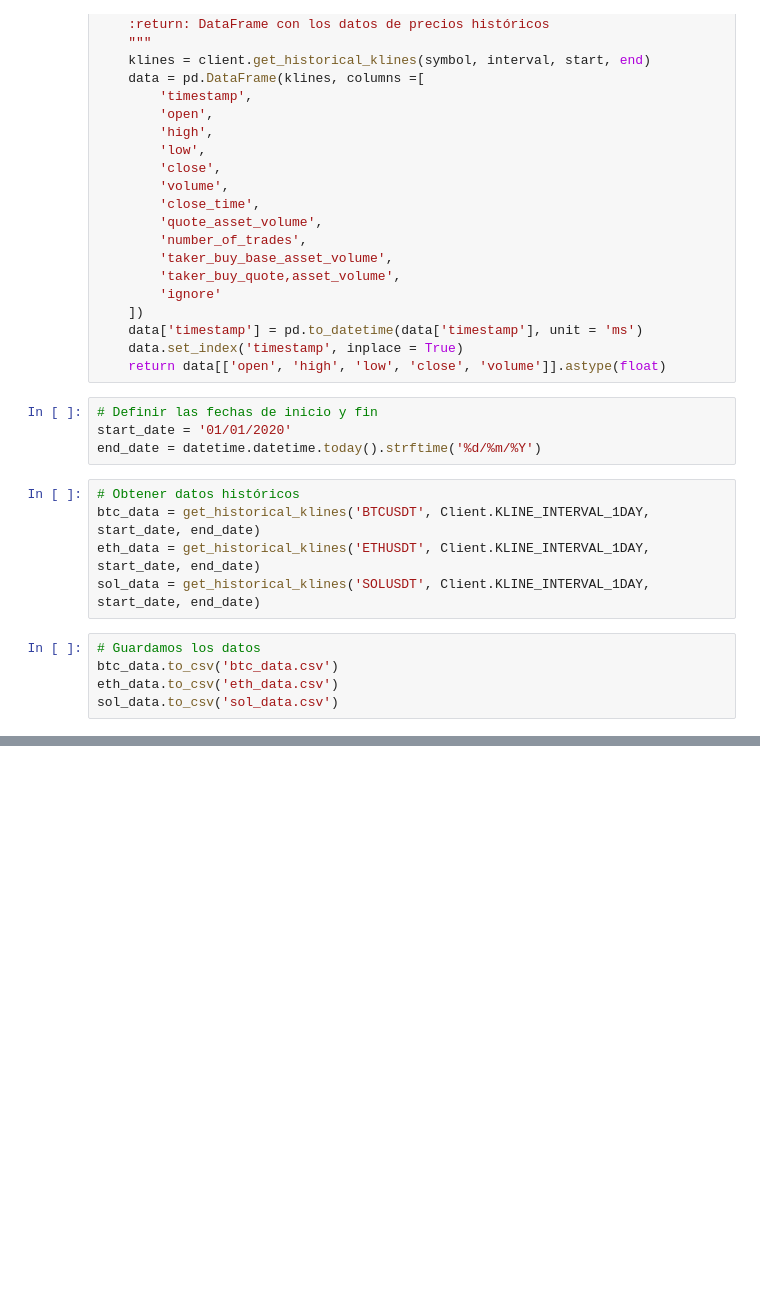
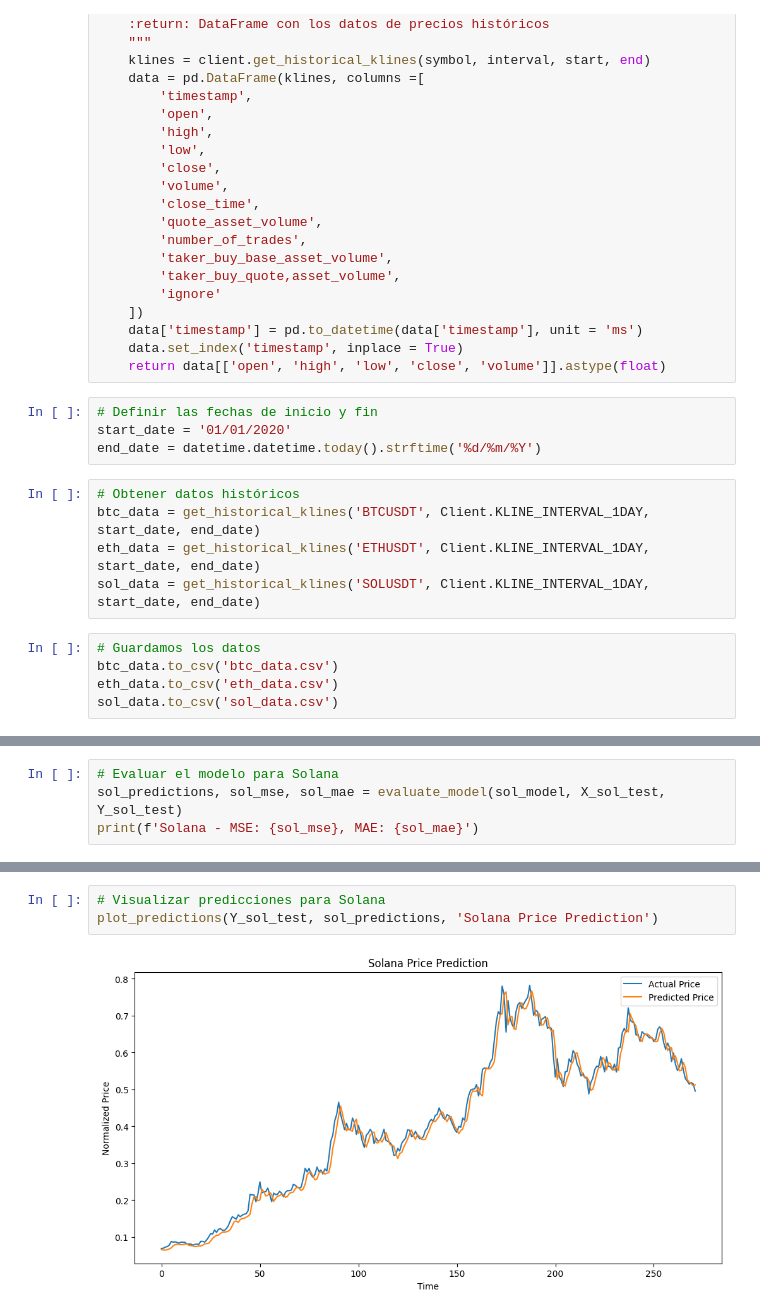
Before and after one commit to Nambu89/Crypto_Price_Prediction, a Jupyter notebook: Prediction.ipynb, the cells around one changed output, grey strips where cells are left out. Cells and saved outputs as stored; diff of their text form; blank space fills up the shorter version.

```diff
--- a/Prediction.ipynb
+++ b/Prediction.ipynb
@@ -64,0 +264,4 @@ sol_data.to_csv('sol_data.csv')
+# %%
+# Evaluar el modelo para Solana
+sol_predictions, sol_mse, sol_mae = evaluate_model(sol_model, X_sol_test, Y_sol_test)
+print(f'Solana - MSE: {sol_mse}, MAE: {sol_mae}')
@@ -64,0 +293,5 @@ sol_data.to_csv('sol_data.csv')
+# %%
+# Visualizar predicciones para Solana
+plot_predictions(Y_sol_test, sol_predictions, 'Solana Price Prediction')
+# %% [output]
+[figure, added]
```
Also changed, not shown: parts of 31 cells of this notebook, 3 other files.
